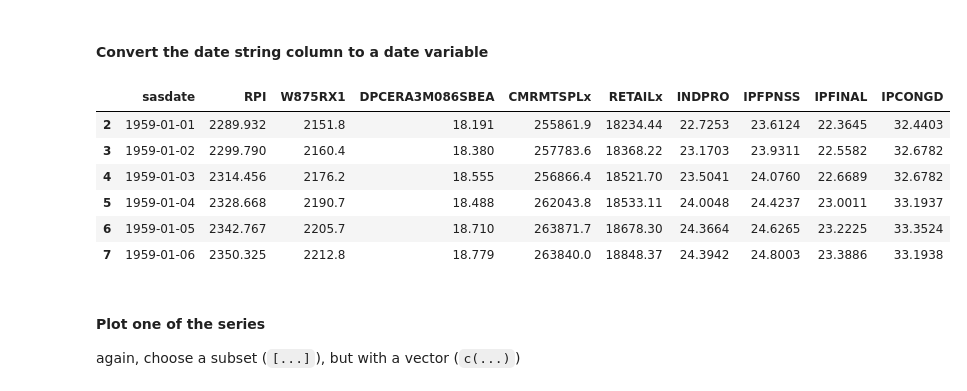
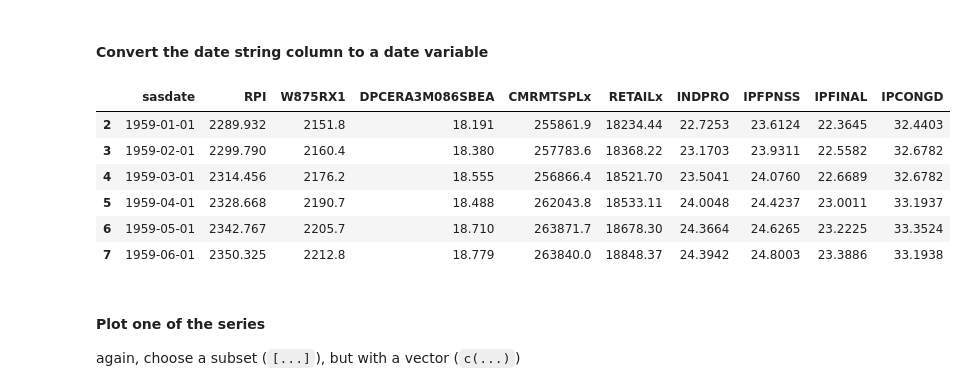
Before and after one commit to erikcs/TA, a Jupyter notebook: 4329_session0_R_intro.ipynb, the cells around one changed output. Cells and saved outputs as stored; diff of their text form; code cells hidden in the pictures.

```diff
--- a/4329_session0_R_intro.ipynb
+++ b/4329_session0_R_intro.ipynb
@@ -51,16 +51,16 @@ Note: the two assignment operators (`=` and `<-`) are equivalent*
 # %% [markdown]
 #### Convert the date string column to a date variable
 # %%
-data$sasdate = as.Date(data$sasdate, '%d/%m/%Y')
+data$sasdate = as.Date(data$sasdate, '%m/%d/%Y')
 head(data)
 # %% [output]
 |  | sasdate | RPI | W875RX1 | DPCERA3M086SBEA | CMRMTSPLx | RETAILx | INDPRO | IPFPNSS | IPFINAL | IPCONGD |
 | 2 | 1959-01-01 | 2289.932 | 2151.8 | 18.191 | 255861.9 | 18234.44 | 22.7253 | 23.6124 | 22.3645 | 32.4403 |
-| 3 | 1959-01-02 | 2299.790 | 2160.4 | 18.380 | 257783.6 | 18368.22 | 23.1703 | 23.9311 | 22.5582 | 32.6782 |
-| 4 | 1959-01-03 | 2314.456 | 2176.2 | 18.555 | 256866.4 | 18521.70 | 23.5041 | 24.0760 | 22.6689 | 32.6782 |
-| 5 | 1959-01-04 | 2328.668 | 2190.7 | 18.488 | 262043.8 | 18533.11 | 24.0048 | 24.4237 | 23.0011 | 33.1937 |
-| 6 | 1959-01-05 | 2342.767 | 2205.7 | 18.710 | 263871.7 | 18678.30 | 24.3664 | 24.6265 | 23.2225 | 33.3524 |
-| 7 | 1959-01-06 | 2350.325 | 2212.8 | 18.779 | 263840.0 | 18848.37 | 24.3942 | 24.8003 | 23.3886 | 33.1938 |
+| 3 | 1959-02-01 | 2299.790 | 2160.4 | 18.380 | 257783.6 | 18368.22 | 23.1703 | 23.9311 | 22.5582 | 32.6782 |
+| 4 | 1959-03-01 | 2314.456 | 2176.2 | 18.555 | 256866.4 | 18521.70 | 23.5041 | 24.0760 | 22.6689 | 32.6782 |
+| 5 | 1959-04-01 | 2328.668 | 2190.7 | 18.488 | 262043.8 | 18533.11 | 24.0048 | 24.4237 | 23.0011 | 33.1937 |
+| 6 | 1959-05-01 | 2342.767 | 2205.7 | 18.710 | 263871.7 | 18678.30 | 24.3664 | 24.6265 | 23.2225 | 33.3524 |
+| 7 | 1959-06-01 | 2350.325 | 2212.8 | 18.779 | 263840.0 | 18848.37 | 24.3942 | 24.8003 | 23.3886 | 33.1938 |
 # %% [markdown]
 #### Plot one of the series
 again, choose a subset (`[...]`), but with a vector (`c(...)`)
```
Also changed, not shown: parts of 2 cells of this notebook.
